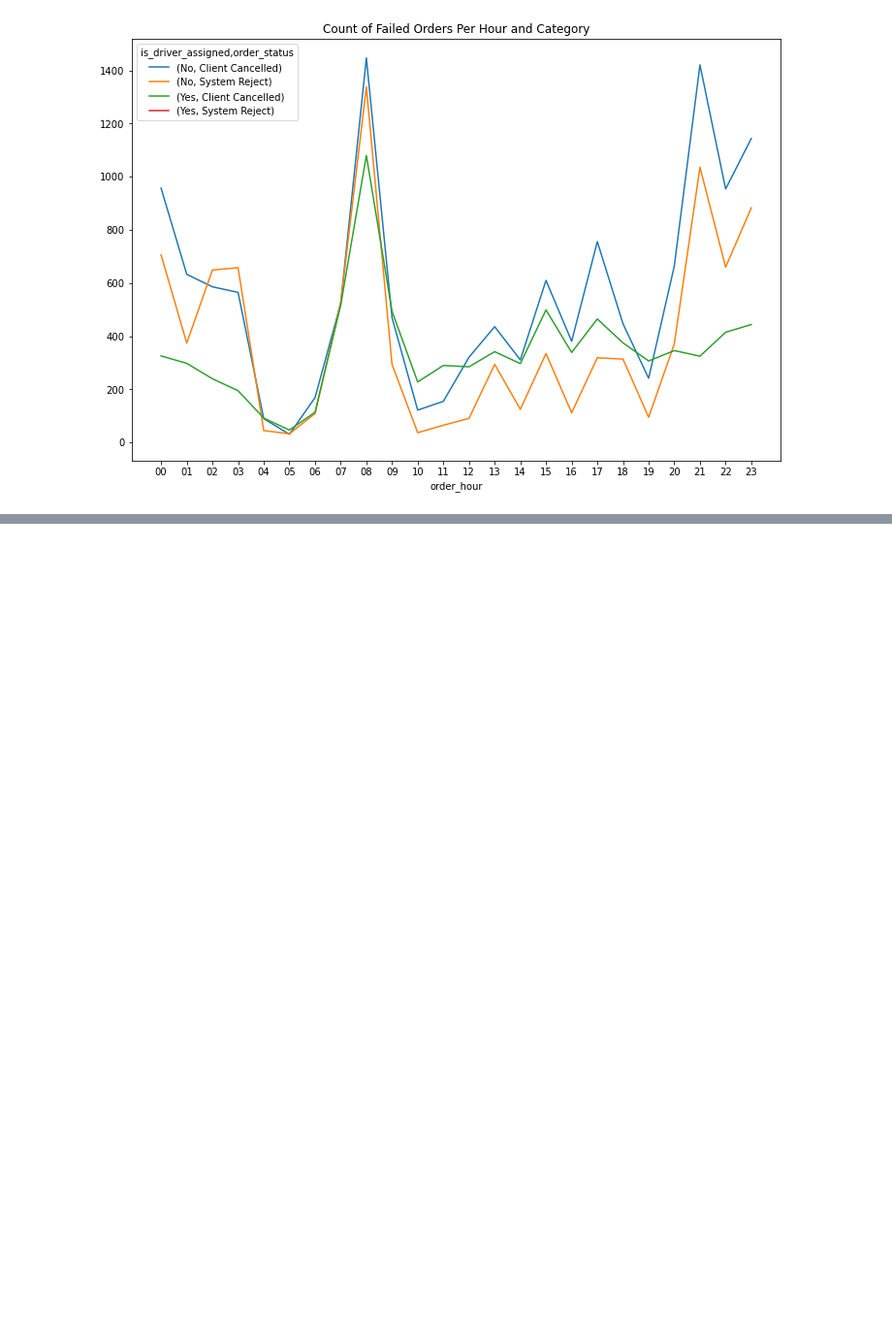
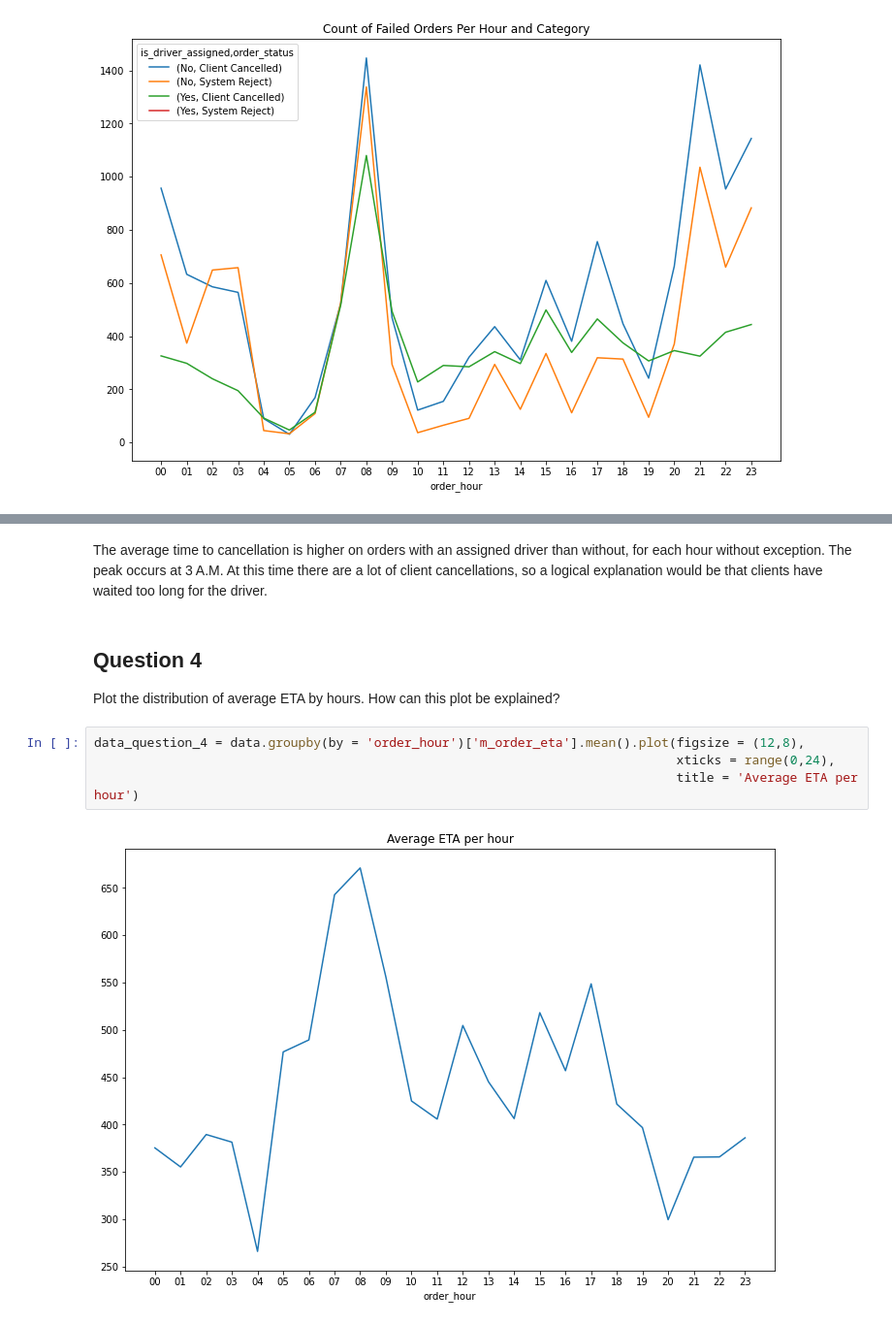
Before and after one commit to tugceturkkal/Data-Projects, a Jupyter notebook: Insights from Failed Orders.ipynb, the cells around one changed output, grey strips where cells are left out. Shown at 97% size. Cells and saved outputs as stored; diff of their text form; blank space fills up the shorter version.

```diff
--- a/Insights from Failed Orders.ipynb
+++ b/Insights from Failed Orders.ipynb
@@ -164,0 +185,11 @@ data_question_2.reset_index().pivot(index = 'order_hour', columns = ['is_driver_
+# %% [markdown]
+The average time to cancellation is higher on orders with an assigned driver than without, for each hour without exception. The peak occurs at 3 A.M. At this time there are a lot of client cancellations, so a logical explanation would be that clients have waited too long for the driver.
+# %% [markdown]
+## Question 4
+ Plot the distribution of average ETA by hours. How can this plot be explained?
+# %%
+data_question_4 = data.groupby(by = 'order_hour')['m_order_eta'].mean().plot(figsize = (12,8),
+                                                                             xticks = range(0,24),
+                                                                             title = 'Average ETA per hour')
+# %% [output]
+[figure, added]
```
Also changed, not shown: parts of 18 cells of this notebook.
